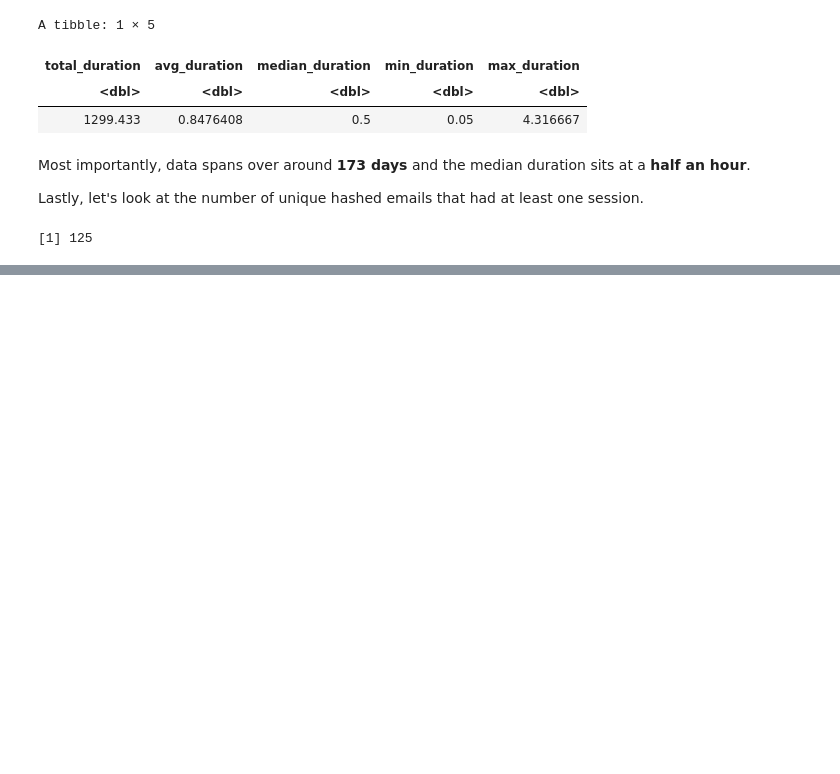
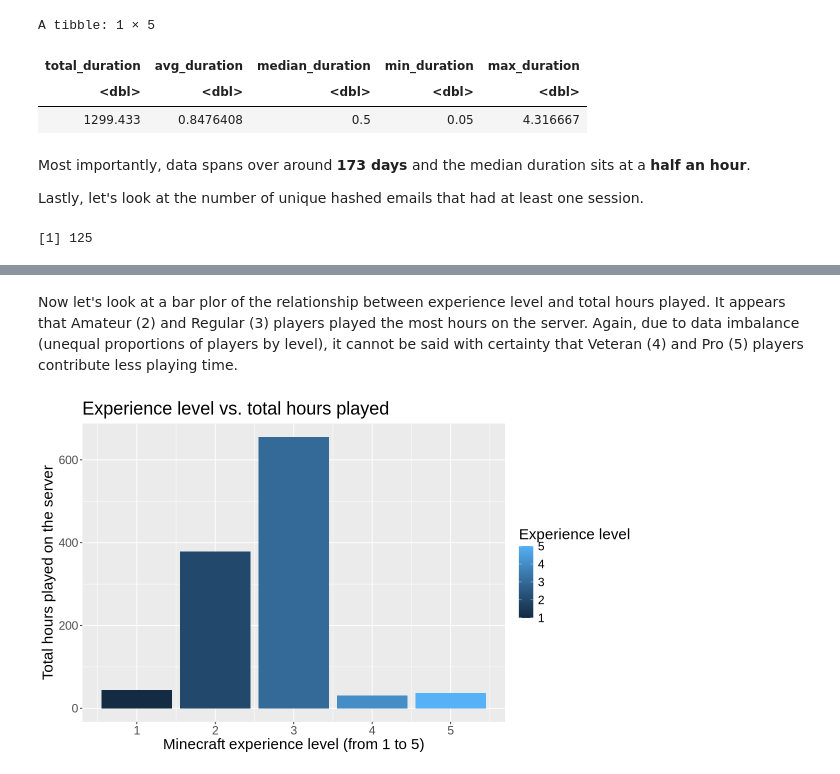
Before and after one commit to whoispanopto/dsci_project_planning, a Jupyter notebook: Untitled.ipynb, the cells around one changed output, grey strips where cells are left out. Drawn from its saved outputs; the diff is of its cells as text; code cells hidden in the pictures; blank space fills up the shorter version.

```diff
--- a/Untitled.ipynb
+++ b/Untitled.ipynb
@@ -236,0 +308,16 @@ The specific question I want to explore is: **Can age, subscription status and e
+# %% [markdown]
+Now let's look at a bar plor of the relationship between experience level and total hours played. It appears that Amateur (2) and Regular (3) players played the most hours on the server. Again, due to data imbalance (unequal proportions of players by level), it cannot be said with certainty that Veteran (4) and Pro (5) players contribute less playing time.
+# %%
+options(repr.plot.width = 10, repr.plot.height = 6)
+
+played_hrs_by_exp <- players_wrangled |>
+    group_by(experience) |>
+    summarize(total_hours = sum(played_hours)) |>
+    ggplot(aes(x = experience, y = total_hours, fill = experience)) +
+    geom_bar(stat = "identity") +
+    labs(x = "Minecraft experience level (from 1 to 5)", y = "Total hours played on the server", title = "Experience level vs. total hours played", fill = "Experience level") +
+    theme(text = element_text(size = 18))
+
+played_hrs_by_exp
+# %% [output]
+[figure, added]
```
Also changed, not shown: parts of 12 cells of this notebook.
